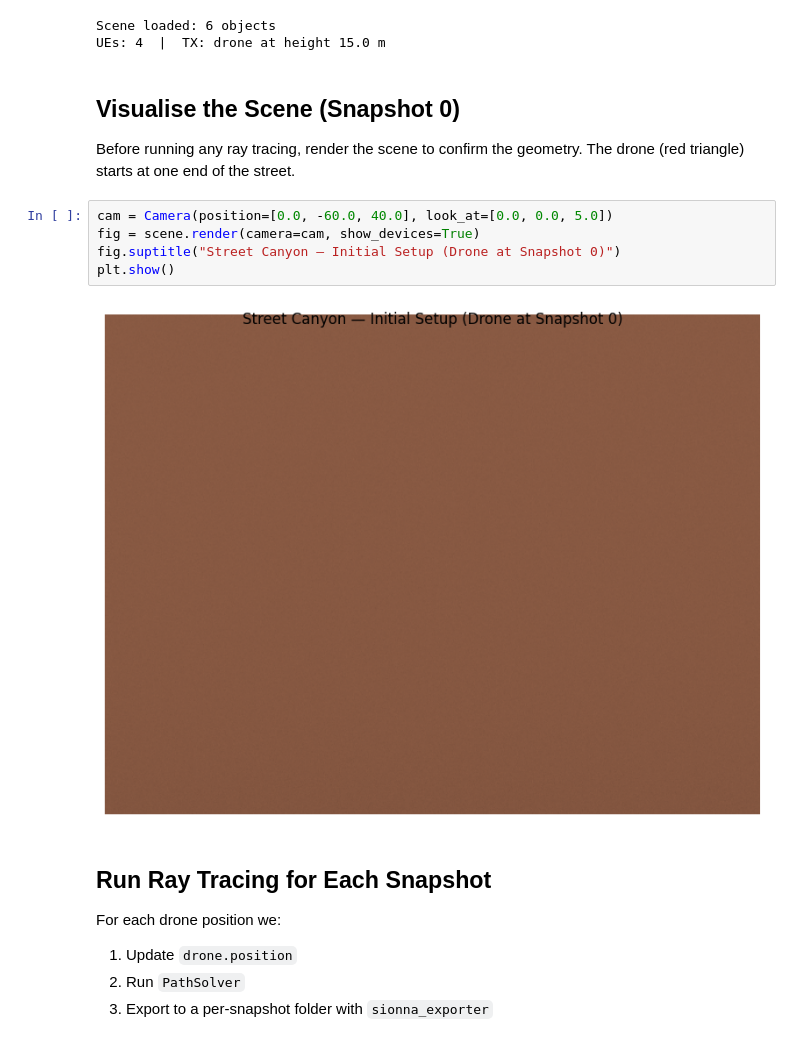
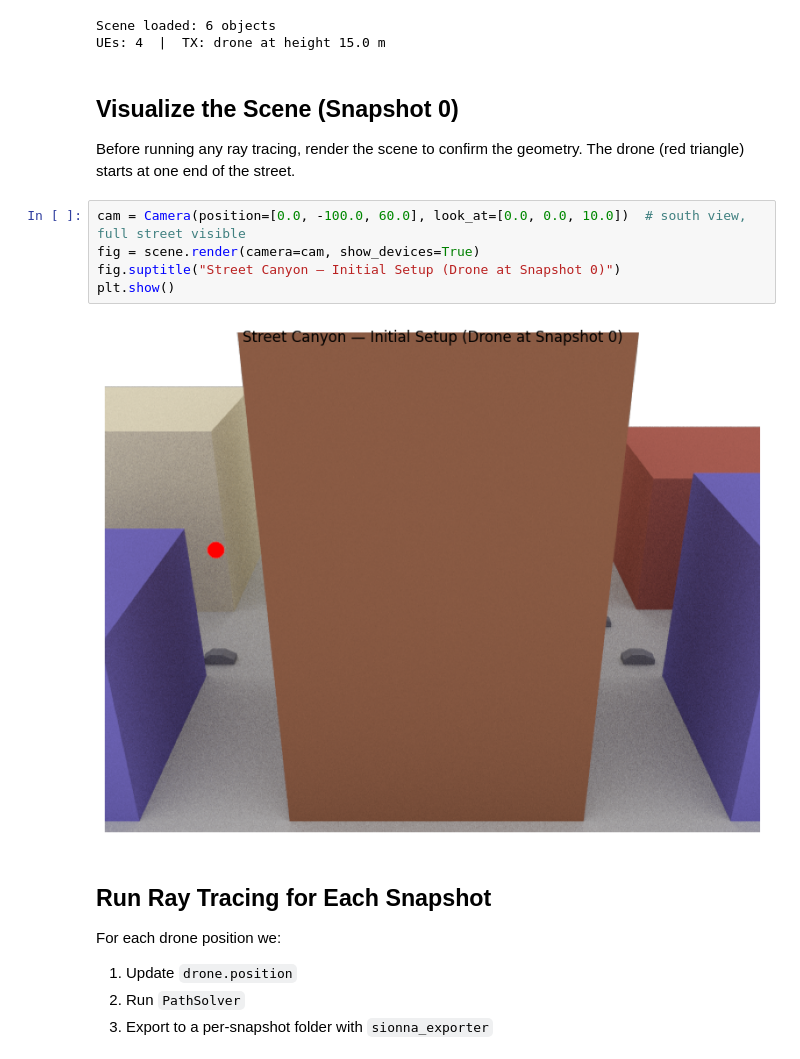
Before and after one commit to DeepMIMO/DeepMIMO, a Jupyter notebook: docs/applications/5_dynamic_rt.ipynb, the cells around one changed output. Cells and saved outputs as stored; diff of their text form.

```diff
--- a/docs/applications/5_dynamic_rt.ipynb
+++ b/docs/applications/5_dynamic_rt.ipynb
@@ -144,17 +144,17 @@ print(f"UEs: {len(UE_POSITIONS)}  |  TX: drone at height {DRONE_HEIGHT} m")
 Scene loaded: 6 objects
 UEs: 4  |  TX: drone at height 15.0 m
 # %% [markdown]
-## Visualise the Scene (Snapshot 0)
+## Visualize the Scene (Snapshot 0)
 
 Before running any ray tracing, render the scene to confirm the geometry.
 The drone (red triangle) starts at one end of the street.
 # %%
-cam = Camera(position=[0.0, -60.0, 40.0], look_at=[0.0, 0.0, 5.0])
+cam = Camera(position=[0.0, -100.0, 60.0], look_at=[0.0, 0.0, 10.0])  # south view, full street visible
 fig = scene.render(camera=cam, show_devices=True)
 fig.suptitle("Street Canyon — Initial Setup (Drone at Snapshot 0)")
 plt.show()
 # %% [output]
-[figure, old version]
+[figure, new version]
 # %% [markdown]
 ## Run Ray Tracing for Each Snapshot
 
```
Also changed, not shown: parts of 8 cells of this notebook, 7 other files.
